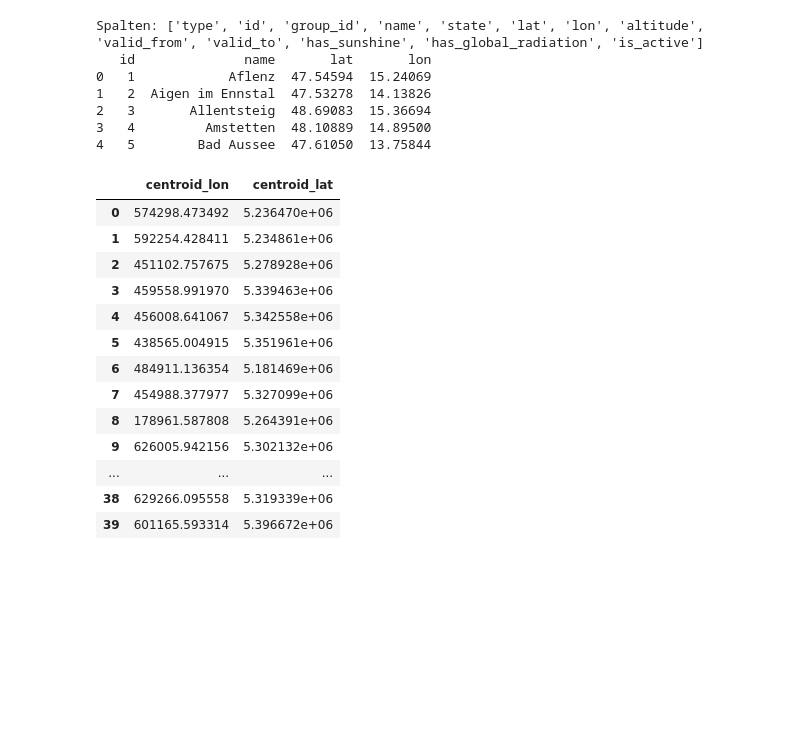
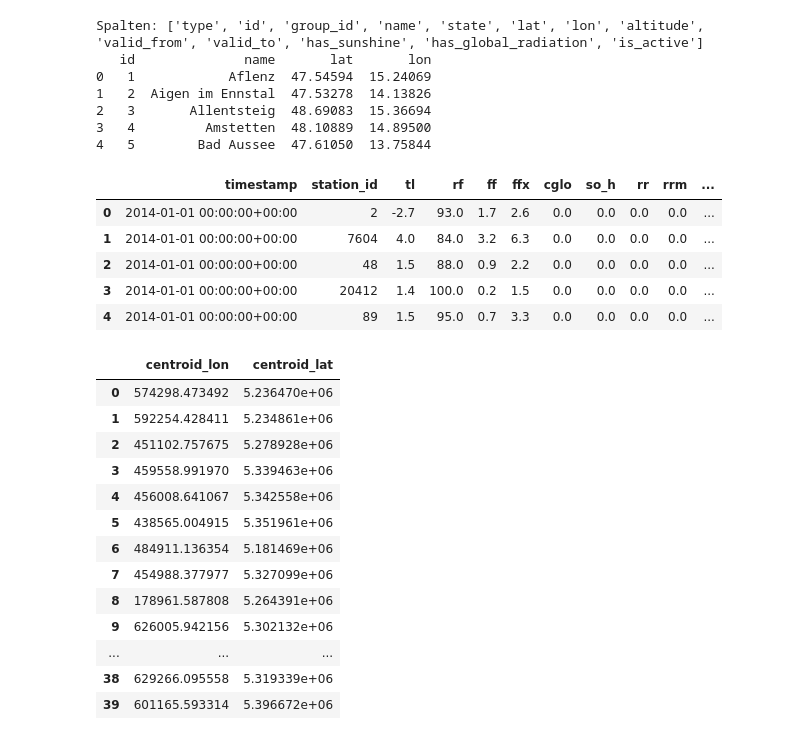
Before and after one commit to johannesgl4d0s/ersatzwerte_project, a Jupyter notebook: notebooks/03_get_nearest_station.ipynb, the cells around one changed output. Drawn from its saved outputs; the diff is of its cells as text; code cells hidden in the pictures; blank space fills up the shorter version.

Commit message:
found nearest stations... again

```diff
--- a/notebooks/03_get_nearest_station.ipynb
+++ b/notebooks/03_get_nearest_station.ipynb
@@ -47,3 +47,13 @@ Spalten: ['type', 'id', 'group_id', 'name', 'state', 'lat', 'lon', 'altitude', '
 2   3       Allentsteig  48.69083  15.36694
 3   4         Amstetten  48.10889  14.89500
 4   5        Bad Aussee  47.61050  13.75844
+# %%
+df = pd.read_csv('../data/wetterdaten_top150_filled_linear.csv.gz', compression='gzip', parse_dates=['timestamp'])
+df.head()
+# %% [output]
+|  | timestamp | station_id | tl | rf | ff | ffx | cglo | so_h | rr | rrm | ... |
+| 0 | 2014-01-01 00:00:00+00:00 | 2 | -2.7 | 93.0 | 1.7 | 2.6 | 0.0 | 0.0 | 0.0 | 0.0 | ... |
+| 1 | 2014-01-01 00:00:00+00:00 | 7604 | 4.0 | 84.0 | 3.2 | 6.3 | 0.0 | 0.0 | 0.0 | 0.0 | ... |
+| 2 | 2014-01-01 00:00:00+00:00 | 48 | 1.5 | 88.0 | 0.9 | 2.2 | 0.0 | 0.0 | 0.0 | 0.0 | ... |
+| 3 | 2014-01-01 00:00:00+00:00 | 20412 | 1.4 | 100.0 | 0.2 | 1.5 | 0.0 | 0.0 | 0.0 | 0.0 | ... |
+| 4 | 2014-01-01 00:00:00+00:00 | 89 | 1.5 | 95.0 | 0.7 | 3.3 | 0.0 | 0.0 | 0.0 | 0.0 | ... |
```
Also changed, not shown: parts of 3 cells of this notebook, 1 other file.
